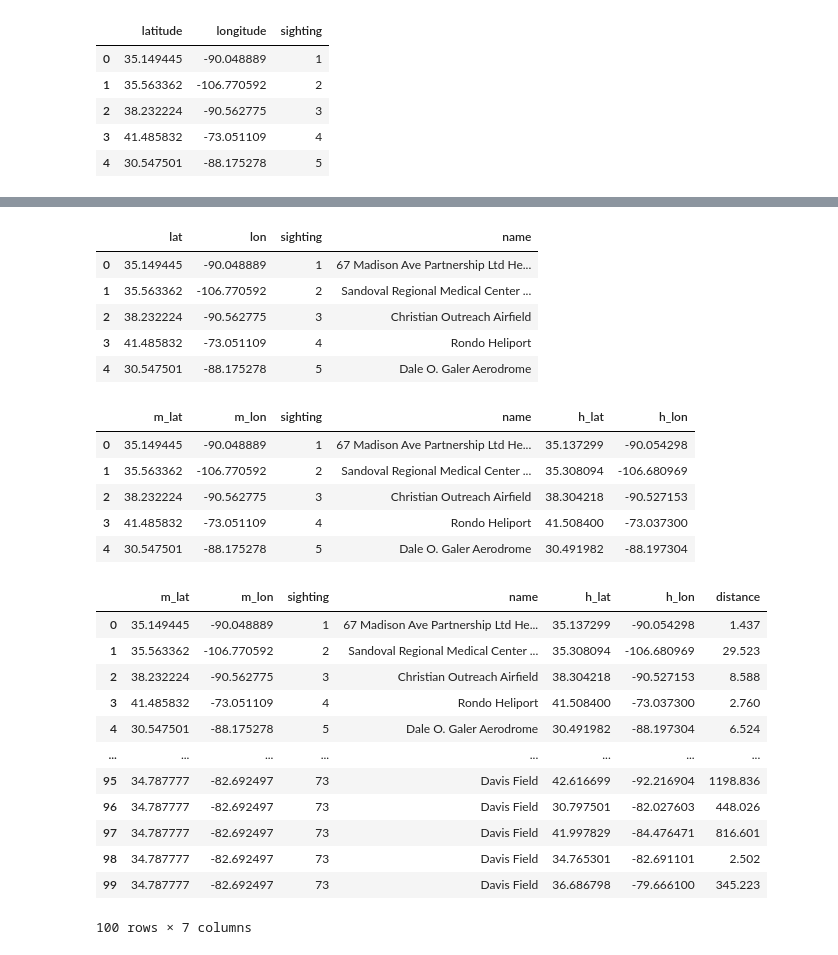
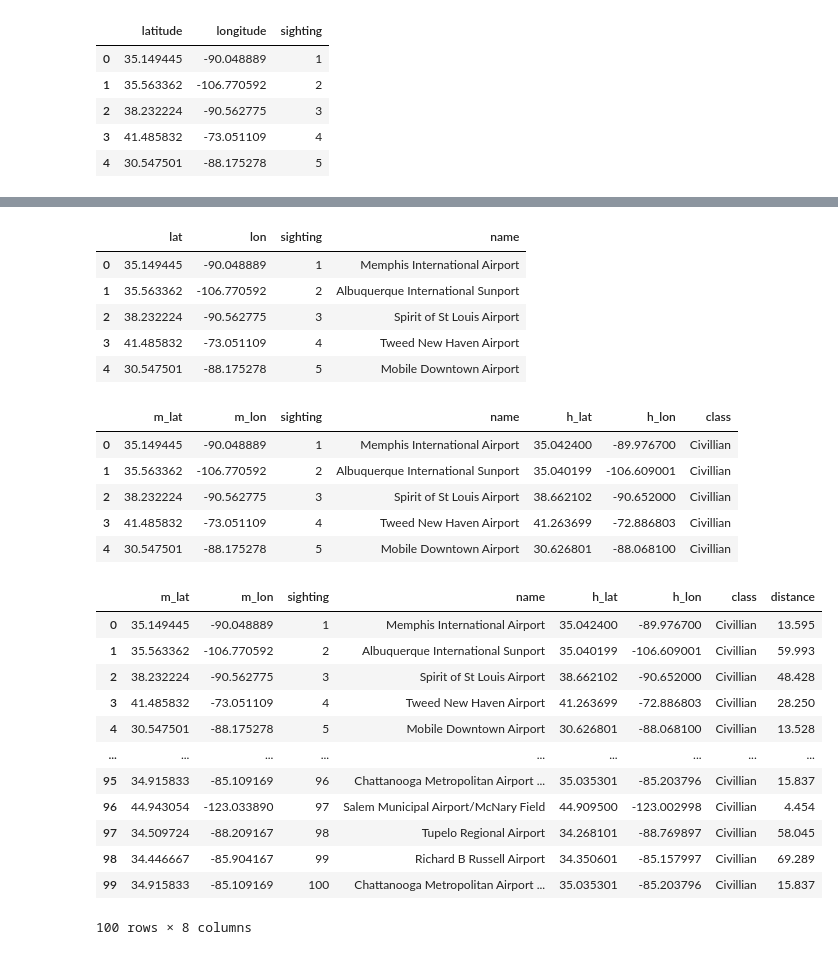
Before and after one commit to pha-drus/Project-1, a Jupyter notebook: UFO_stecki.ipynb, the cells around one changed output, grey strips where cells are left out. Cells and saved outputs as stored; diff of their text form; code cells hidden in the pictures.

Commit message:
updated code airport csv

```diff
--- a/UFO_stecki.ipynb
+++ b/UFO_stecki.ipynb
@@ -74,9 +74,11 @@ ufo_trim.head()
 | 3 | 41.485832 | -73.051109 | 4 |
 | 4 | 30.547501 | -88.175278 | 5 |
 # %%
-airport_trim = pd.read_csv('resources/airports.csv', usecols = ['name','latitude2','longitude2'], low_memory=False)
+airport_trim = pd.read_csv('resources/airports.csv', usecols = ['name','latitude2','longitude2','class'], low_memory=False)
 airport_trim["latitude2"] = airport_trim["latitude2"].astype(np.float32)
 airport_trim["longitude2"] = airport_trim["longitude2"].astype(np.float32)
+airport_trim["name"] = airport_trim["name"].astype(str)
+airport_trim["class"] = airport_trim["class"].astype(str)
 airport_trim.info()
 # %% [output]
 <class 'pandas.core.frame.DataFrame'>
@@ -135,7 +131,8 @@ memory usage: 373.7+ KB
 from math import radians, cos, sin, asin, sqrt
 def dist(lat1, long1, lat2, long2):
     """
-Replicating the same formula as mentioned in Wiki
+    Calculate the great circle distance between two points
+    on the earth (specified in decimal degrees)
     """
     # convert decimal degrees to radians
     lat1, long1, lat2, long2 = map(radians, [lat1, long1, lat2, long2])
@@ -146,4 +143,4 @@ Replicating the same formula as mentioned in Wiki
     c = 2 * asin(sqrt(a))
     # Radius of earth in kilometers is 6371
     km = 6371* c
-    return km3
+    return km
@@ -169,64 +154,64 @@ def find_nearest(lat, long):
 ufo_trim['name'] = ufo_trim.apply(
     lambda row: find_nearest(row['lat'], row['lon']),
     axis=1)
-# To check the data frame if it has a new column of hotel name (for each and every member's location in the list)
+
 ufo_trim.head()
 # %% [output]
 |  | lat | lon | sighting | name |
-| 0 | 35.149445 | -90.048889 | 1 | 67 Madison Ave Partnership Ltd He... |
-| 1 | 35.563362 | -106.770592 | 2 | Sandoval Regional Medical Center ... |
-| 2 | 38.232224 | -90.562775 | 3 | Christian Outreach Airfield |
-| 3 | 41.485832 | -73.051109 | 4 | Rondo Heliport |
-| 4 | 30.547501 | -88.175278 | 5 | Dale O. Galer Aerodrome |
+| 0 | 35.149445 | -90.048889 | 1 | Memphis International Airport |
+| 1 | 35.563362 | -106.770592 | 2 | Albuquerque International Sunport |
+| 2 | 38.232224 | -90.562775 | 3 | Spirit of St Louis Airport |
+| 3 | 41.485832 | -73.051109 | 4 | Tweed New Haven Airport |
+| 4 | 30.547501 | -88.175278 | 5 | Mobile Downtown Airport |
 # %%
-ufo_trim = pd.merge(ufo_trim,airport_trim[['name','lat','lon']],on='name', how='left')
+ufo_trim2 = pd.merge(ufo_trim,airport_trim[['name','lat','lon','class']],on='name', how='left')
 # Rename the new columns as both the columns has same name, and python gets confused
 
-ufo_trim=ufo_trim.rename(columns = {'lat_x':'m_lat','lon_x':'m_lon','lat_y':'h_lat','lon_y':'h_lon'})
+ufo_trim2 = ufo_trim2.rename(columns = {'lat_x':'m_lat','lon_x':'m_lon','lat_y':'h_lat','lon_y':'h_lon'})
 
-ufo_trim.head()
+ufo_trim2.head()
 # %% [output]
-|  | m_lat | m_lon | sighting | name | h_lat | h_lon |
-| 0 | 35.149445 | -90.048889 | 1 | 67 Madison Ave Partnership Ltd He... | 35.137299 | -90.054298 |
-| 1 | 35.563362 | -106.770592 | 2 | Sandoval Regional Medical Center ... | 35.308094 | -106.680969 |
-| 2 | 38.232224 | -90.562775 | 3 | Christian Outreach Airfield | 38.304218 | -90.527153 |
-| 3 | 41.485832 | -73.051109 | 4 | Rondo Heliport | 41.508400 | -73.037300 |
-| 4 | 30.547501 | -88.175278 | 5 | Dale O. Galer Aerodrome | 30.491982 | -88.197304 |
+|  | m_lat | m_lon | sighting | name | h_lat | h_lon | class |
+| 0 | 35.149445 | -90.048889 | 1 | Memphis International Airport | 35.042400 | -89.976700 | Civillian |
+| 1 | 35.563362 | -106.770592 | 2 | Albuquerque International Sunport | 35.040199 | -106.609001 | Civillian |
+| 2 | 38.232224 | -90.562775 | 3 | Spirit of St Louis Airport | 38.662102 | -90.652000 | Civillian |
+| 3 | 41.485832 | -73.051109 | 4 | Tweed New Haven Airport | 41.263699 | -72.886803 | Civillian |
+| 4 | 30.547501 | -88.175278 | 5 | Mobile Downtown Airport | 30.626801 | -88.068100 | Civillian |
 # %%
 from math import radians, cos, sin, asin, sqrt
 def haversine(lon1, lat1, lon2, lat2):
     """
     Calculate the great circle distance between two points
     on the earth (specified in decimal degrees)
     """
     # convert decimal degrees to radians
     lon1, lat1, lon2, lat2 = map(radians, [lon1, lat1, lon2, lat2])
     # haversine formula
     dlon = lon2 - lon1
     dlat = lat2 - lat1
     a = sin(dlat/2)**2 + cos(lat1) * cos(lat2) * sin(dlon/2)**2
     c = 2 * asin(sqrt(a))
     # Radius of earth in kilometers is 6371
     km = 6371* c
     return km
 
 # Creating a new column to generate the output by passing lat long information to Haversine Equation
-ufo_trim['distance'] = [haversine(ufo_trim.m_lon[i],ufo_trim.m_lat[i],ufo_trim.h_lon[i],ufo_trim.h_lat[i]) for i in range(len(ufo_trim))]
-ufo_trim['distance'] = ufo_trim['distance'].round(decimals=3)
+ufo_trim2['distance'] = [haversine(ufo_trim2.m_lon[i],ufo_trim2.m_lat[i],ufo_trim2.h_lon[i],ufo_trim2.h_lat[i]) for i in range(len(ufo_trim2))]
+ufo_trim2['distance'] = ufo_trim2['distance'].round(decimals=3)
 # Printing the data table
-ufo_trim.head(100)
+ufo_trim2.head(100)
 # %% [output]
-|  | m_lat | m_lon | sighting | name | h_lat | h_lon | distance |
-| 0 | 35.149445 | -90.048889 | 1 | 67 Madison Ave Partnership Ltd He... | 35.137299 | -90.054298 | 1.437 |
-| 1 | 35.563362 | -106.770592 | 2 | Sandoval Regional Medical Center ... | 35.308094 | -106.680969 | 29.523 |
-| 2 | 38.232224 | -90.562775 | 3 | Christian Outreach Airfield | 38.304218 | -90.527153 | 8.588 |
-| 3 | 41.485832 | -73.051109 | 4 | Rondo Heliport | 41.508400 | -73.037300 | 2.760 |
-| 4 | 30.547501 | -88.175278 | 5 | Dale O. Galer Aerodrome | 30.491982 | -88.197304 | 6.524 |
-| ... | ... | ... | ... | ... | ... | ... | ... |
-| 95 | 34.787777 | -82.692497 | 73 | Davis Field | 42.616699 | -92.216904 | 1198.836 |
-| 96 | 34.787777 | -82.692497 | 73 | Davis Field | 30.797501 | -82.027603 | 448.026 |
-| 97 | 34.787777 | -82.692497 | 73 | Davis Field | 41.997829 | -84.476471 | 816.601 |
-| 98 | 34.787777 | -82.692497 | 73 | Davis Field | 34.765301 | -82.691101 | 2.502 |
-| 99 | 34.787777 | -82.692497 | 73 | Davis Field | 36.686798 | -79.666100 | 345.223 |
+|  | m_lat | m_lon | sighting | name | h_lat | h_lon | class | distance |
+| 0 | 35.149445 | -90.048889 | 1 | Memphis International Airport | 35.042400 | -89.976700 | Civillian | 13.595 |
+| 1 | 35.563362 | -106.770592 | 2 | Albuquerque International Sunport | 35.040199 | -106.609001 | Civillian | 59.993 |
+| 2 | 38.232224 | -90.562775 | 3 | Spirit of St Louis Airport | 38.662102 | -90.652000 | Civillian | 48.428 |
+| 3 | 41.485832 | -73.051109 | 4 | Tweed New Haven Airport | 41.263699 | -72.886803 | Civillian | 28.250 |
+| 4 | 30.547501 | -88.175278 | 5 | Mobile Downtown Airport | 30.626801 | -88.068100 | Civillian | 13.528 |
+| ... | ... | ... | ... | ... | ... | ... | ... | ... |
+| 95 | 34.915833 | -85.109169 | 96 | Chattanooga Metropolitan Airport ... | 35.035301 | -85.203796 | Civillian | 15.837 |
+| 96 | 44.943054 | -123.033890 | 97 | Salem Municipal Airport/McNary Field | 44.909500 | -123.002998 | Civillian | 4.454 |
+| 97 | 34.509724 | -88.209167 | 98 | Tupelo Regional Airport | 34.268101 | -88.769897 | Civillian | 58.045 |
+| 98 | 34.446667 | -85.904167 | 99 | Richard B Russell Airport | 34.350601 | -85.157997 | Civillian | 69.289 |
+| 99 | 34.915833 | -85.109169 | 100 | Chattanooga Metropolitan Airport ... | 35.035301 | -85.203796 | Civillian | 15.837 |
-100 rows × 7 columns
+100 rows × 8 columns
 # %%
```
Also changed, not shown: parts of 15 cells of this notebook, 2 other files.
